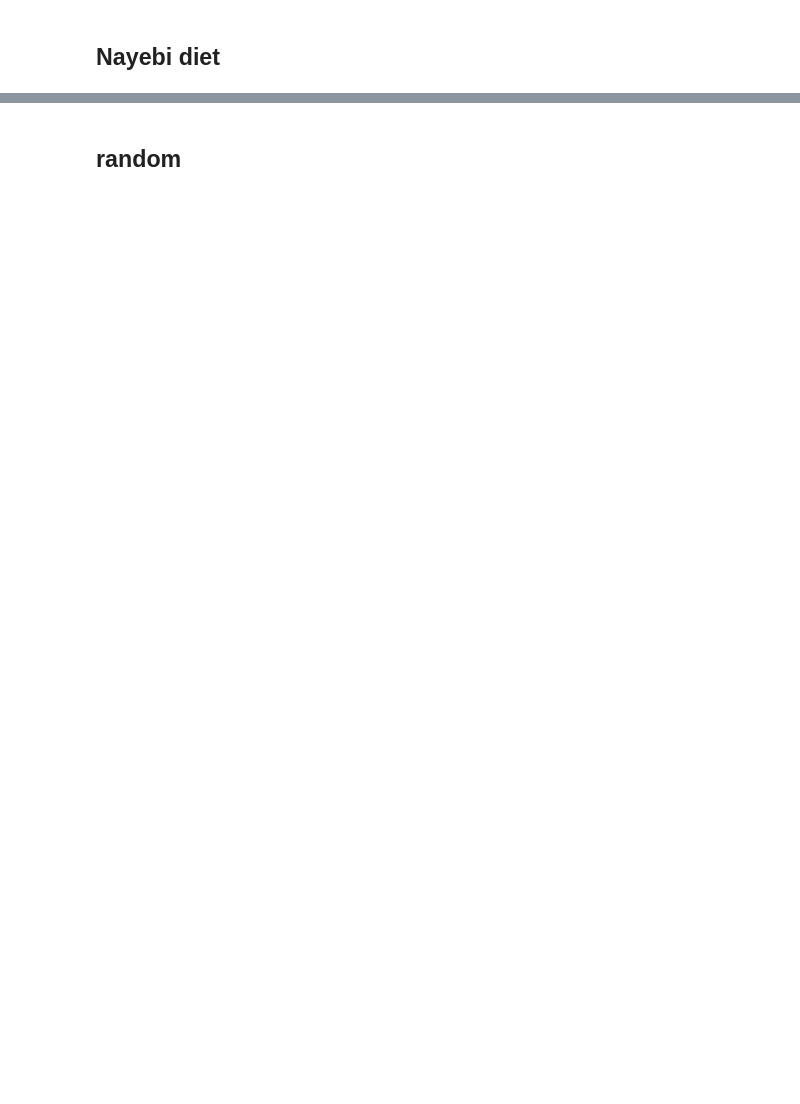
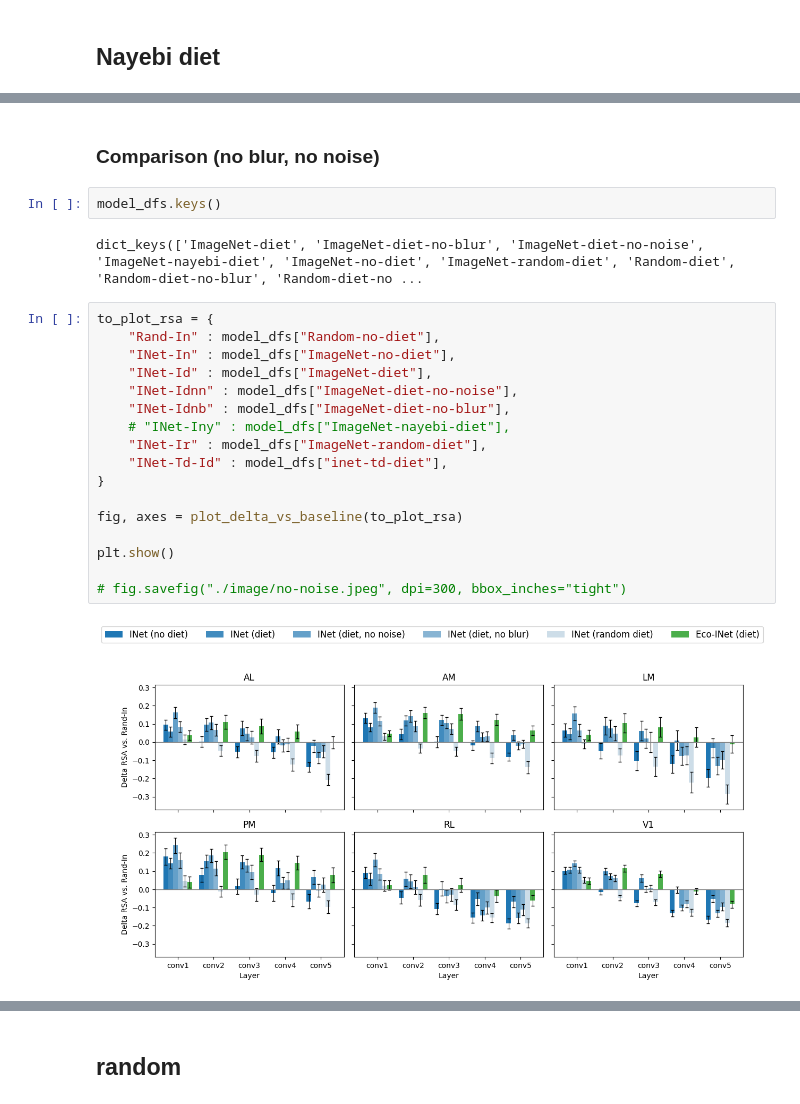
Before and after one commit to giovanni-lucarelli/mice-representation, a Jupyter notebook: neural-mapping/plots.ipynb, the cells around one changed output, grey strips where cells are left out. Drawn from its saved outputs; the diff is of its cells as text; blank space fills up the shorter version.

```diff
--- a/neural-mapping/plots.ipynb
+++ b/neural-mapping/plots.ipynb
@@ -176,0 +177,25 @@ fig.savefig("./image/nayebi-diet.jpeg", dpi=300, bbox_inches="tight")
+# %% [markdown]
+### Comparison (no blur, no noise)
+# %%
+model_dfs.keys()
+# %% [output]
+dict_keys(['ImageNet-diet', 'ImageNet-diet-no-blur', 'ImageNet-diet-no-noise', 'ImageNet-nayebi-diet', 'ImageNet-no-diet', 'ImageNet-random-diet', 'Random-diet', 'Random-diet-no-blur', 'Random-diet-no ...
+# %%
+to_plot_rsa = {
+    "Rand-In" : model_dfs["Random-no-diet"],
+    "INet-In" : model_dfs["ImageNet-no-diet"],
+    "INet-Id" : model_dfs["ImageNet-diet"],
+    "INet-Idnn" : model_dfs["ImageNet-diet-no-noise"],
+    "INet-Idnb" : model_dfs["ImageNet-diet-no-blur"],
+    # "INet-Iny" : model_dfs["ImageNet-nayebi-diet"],
+    "INet-Ir" : model_dfs["ImageNet-random-diet"],
+    "INet-Td-Id" : model_dfs["inet-td-diet"],
+}
+
+fig, axes = plot_delta_vs_baseline(to_plot_rsa)
+
+plt.show()
+
+# fig.savefig("./image/no-noise.jpeg", dpi=300, bbox_inches="tight")
+# %% [output]
+[figure, added]
```
Also changed, not shown: parts of 7 cells of this notebook, 10 other files.
